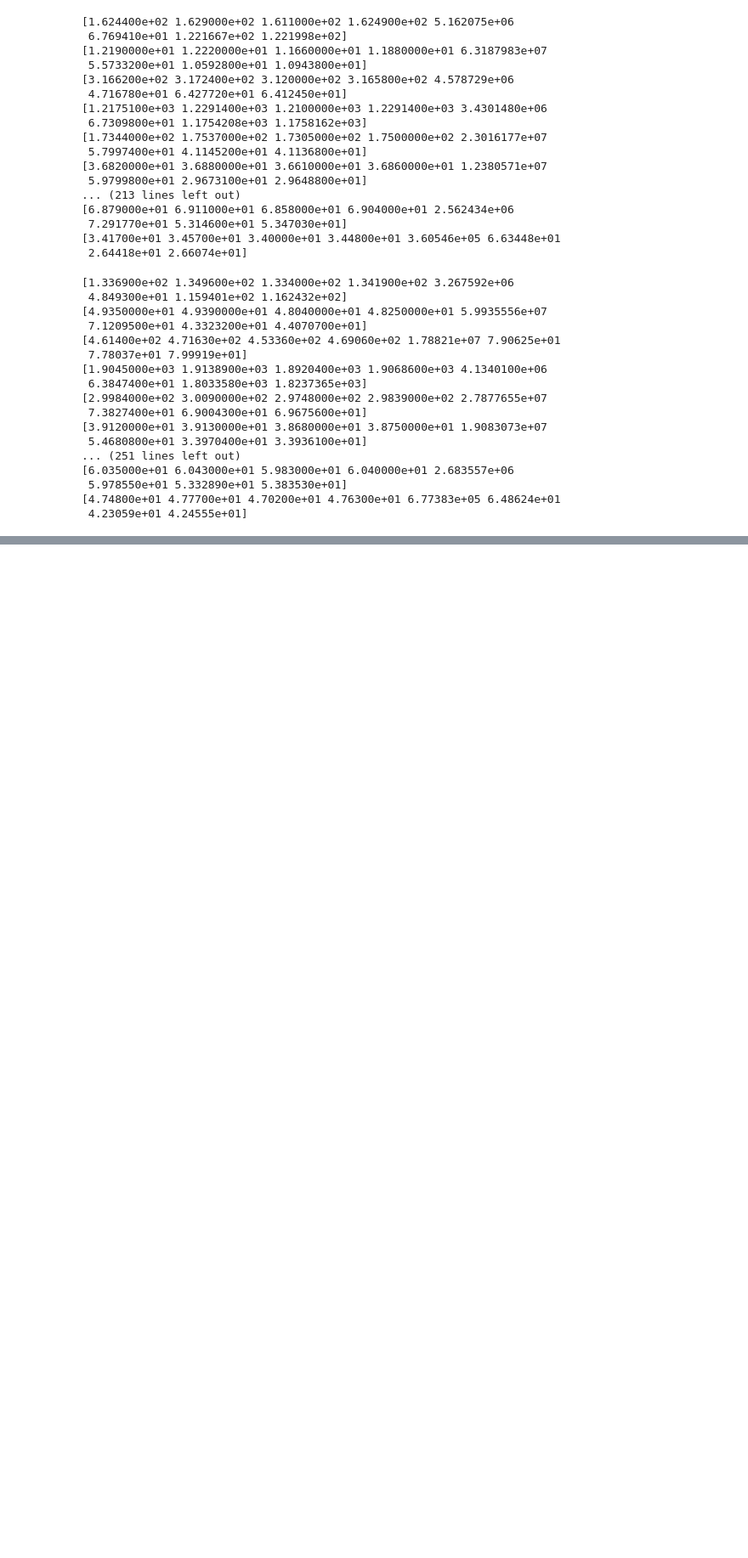
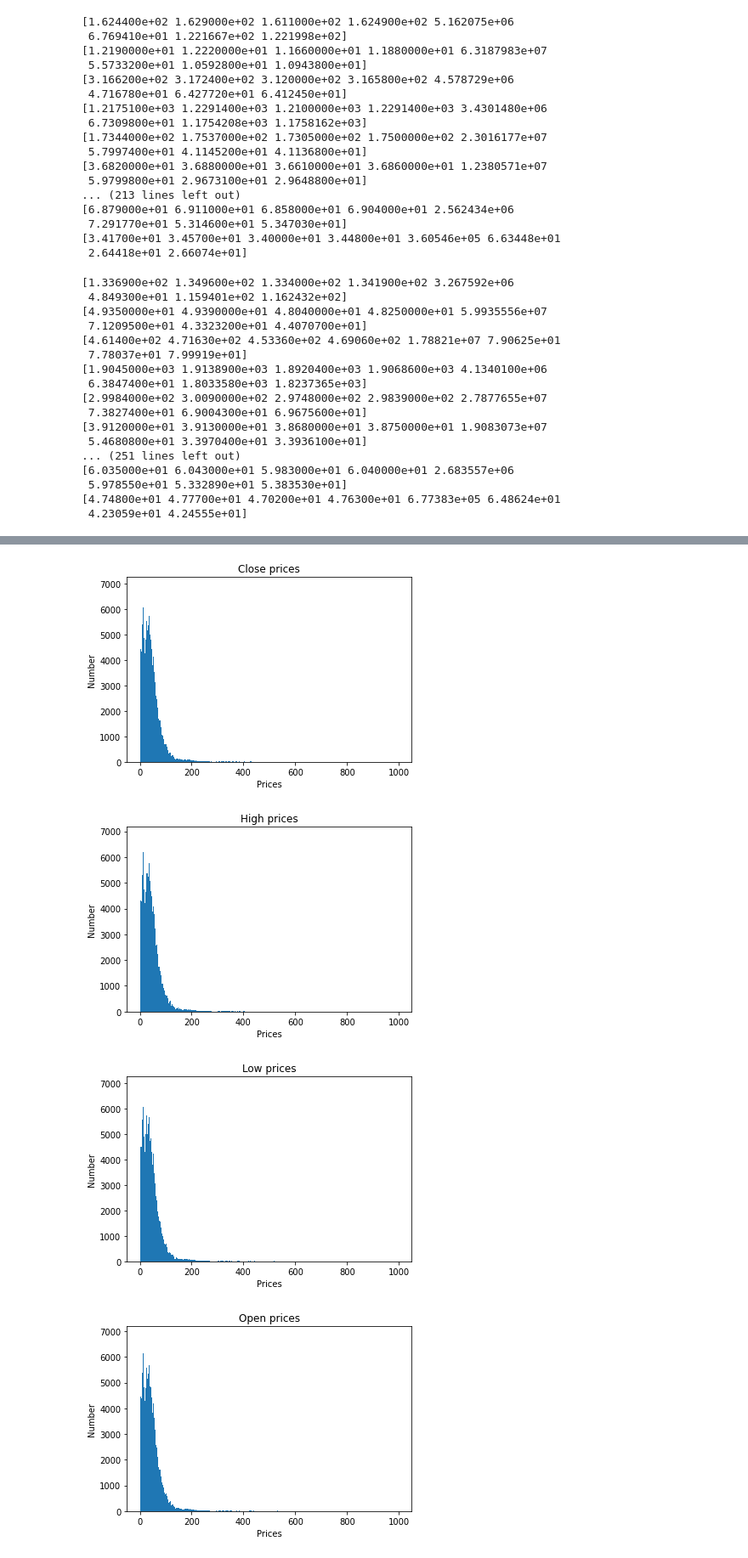
Before and after one commit to mikulicmateo/StockPrediction, a Jupyter notebook: StockPredict.ipynb, the cells around one changed output, grey strips where cells are left out. Shown at 85% size. Saved outputs shown, nothing was run; the diff lists cells and outputs as text; code cells hidden in the pictures; blank space fills up the shorter version.

```diff
--- a/StockPredict.ipynb
+++ b/StockPredict.ipynb
@@ -291,0 +285,52 @@ pyplot.show()
+# %%
+high_prices = []
+close_prices = []
+open_prices = []
+low_prices = []
+volume_vals = []
+rsi_vals = []
+sma_vals = []
+ema_vals = []
+bins = []
+for i in range(1000):
+  bins.append(i)
+
+for i in train_list:
+  for j in i:
+    close_prices.append(j[0])
+    high_prices.append(j[1])
+    low_prices.append(j[2])
+    open_prices.append(j[3])
+    volume_vals.append(j[4])
+    rsi_vals.append(j[5])
+    sma_vals.append(j[6])
+    ema_vals.append(j[7])
+
+
+#print(train_list) float(i.get('volume')), float(i.get('rsi')), float(i.get('sma')), float(i.get('ema'))
+#print(high_prices)
+pyplot.title("Close prices")
+pyplot.xlabel("Prices")
+pyplot.ylabel("Number")
+pyplot.hist(close_prices,bins=bins)
+pyplot.show()
+pyplot.title("High prices")
+pyplot.xlabel("Prices")
+pyplot.ylabel("Number")
+pyplot.hist(high_prices,bins=bins)
+pyplot.show()
+pyplot.title("Low prices")
+pyplot.xlabel("Prices")
+pyplot.ylabel("Number")
+pyplot.hist(low_prices,bins=bins)
+pyplot.show()
+pyplot.title("Open prices")
+pyplot.xlabel("Prices")
+pyplot.ylabel("Number")
+pyplot.hist(open_prices,bins=bins)
+pyplot.show()
+# %% [output]
+[figure, added]
+[figure, added]
+[figure, added]
+[figure, added]
```
Also changed, not shown: parts of 13 cells of this notebook.
